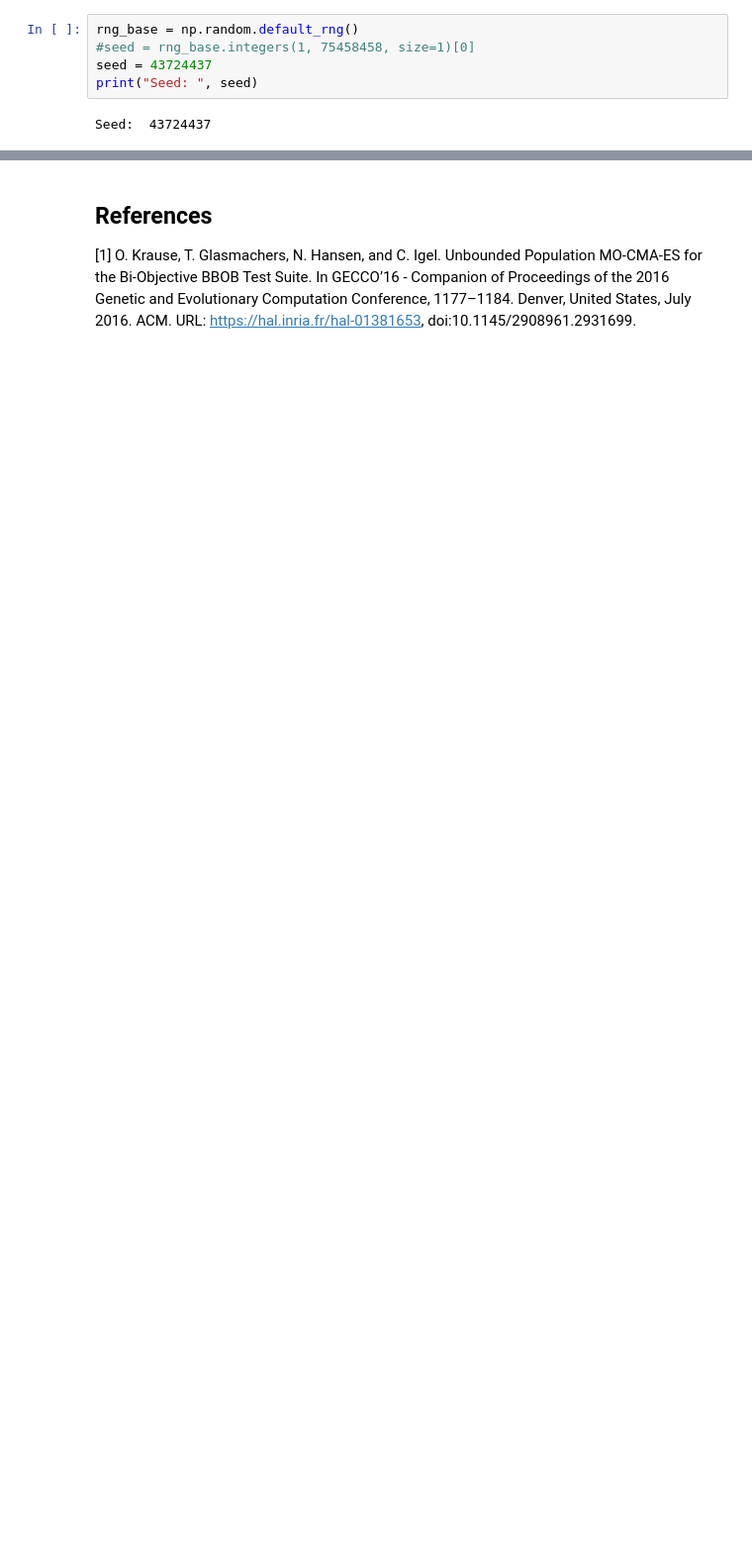
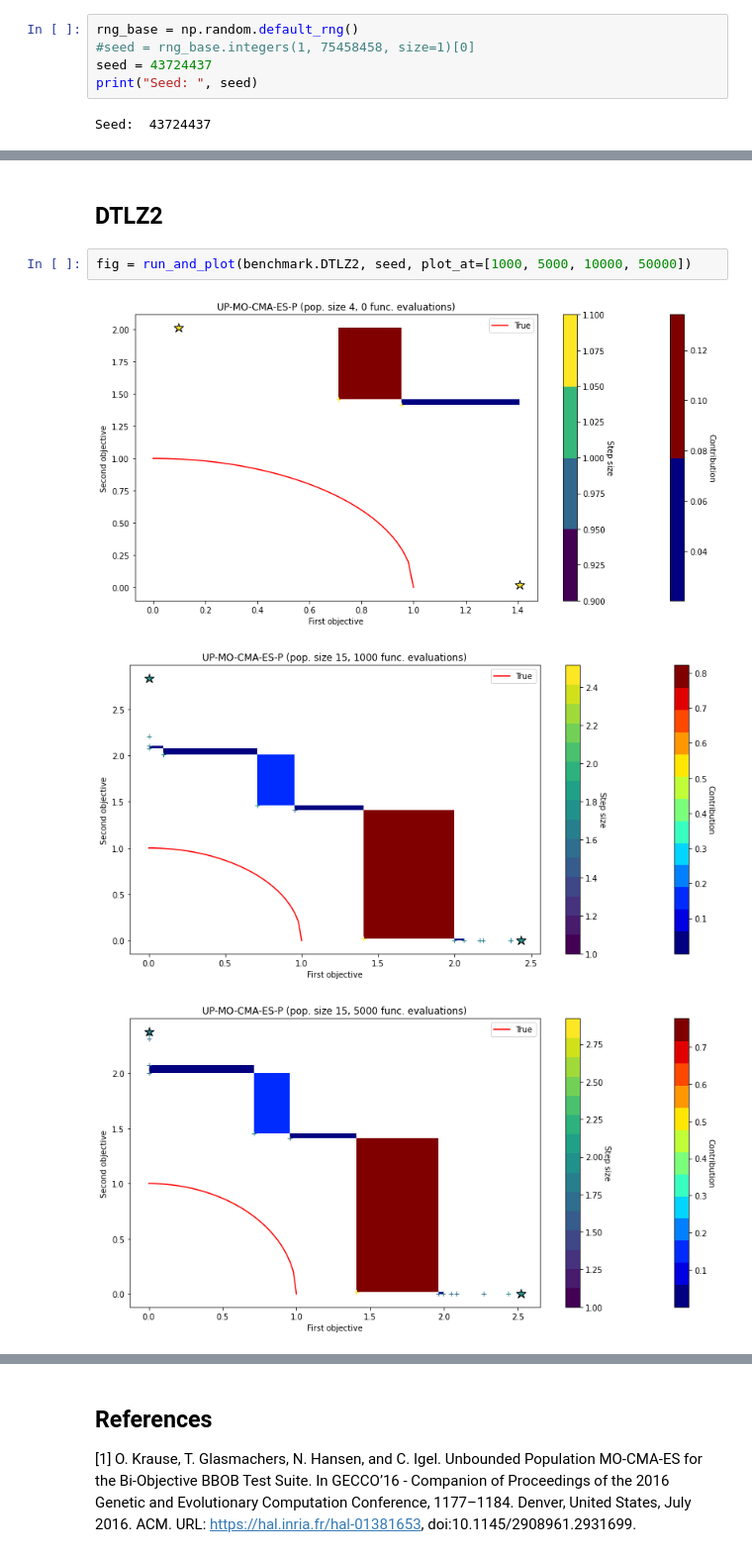
Before and after one commit to pocs-anguilla/anguilla, a Jupyter notebook: notebooks/experiments/upmocma/walkthrough.ipynb, the cells around one changed output, grey strips where cells are left out. Shown at 99% size. Cells and saved outputs as stored; diff of their text form; blank space fills up the shorter version.

```diff
--- a/notebooks/experiments/upmocma/walkthrough.ipynb
+++ b/notebooks/experiments/upmocma/walkthrough.ipynb
@@ -115,0 +125,8 @@ fig = contributions_plot(optimizer._population, fn=fn)
+# %% [markdown]
+## DTLZ2
+# %%
+fig = run_and_plot(benchmark.DTLZ2, seed, plot_at=[1000, 5000, 10000, 50000])
+# %% [output]
+[figure, added]
+[figure, added]
+[figure, added]
```
Also changed, not shown: parts of 16 cells of this notebook, 2 other files.
